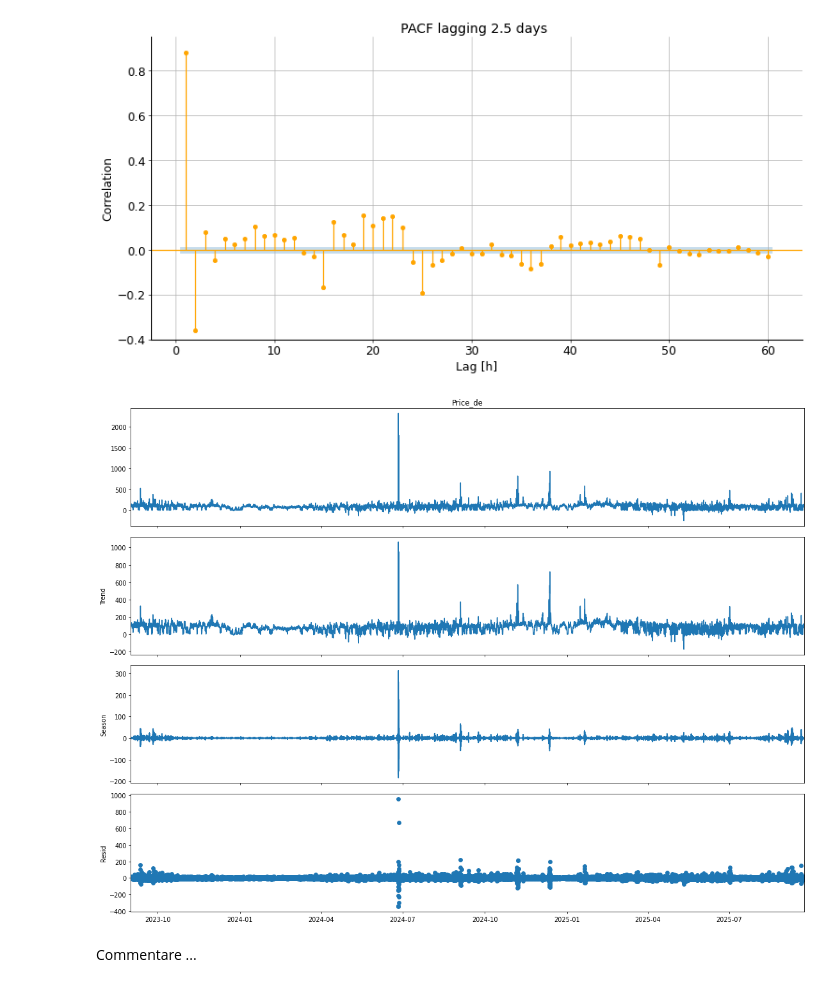
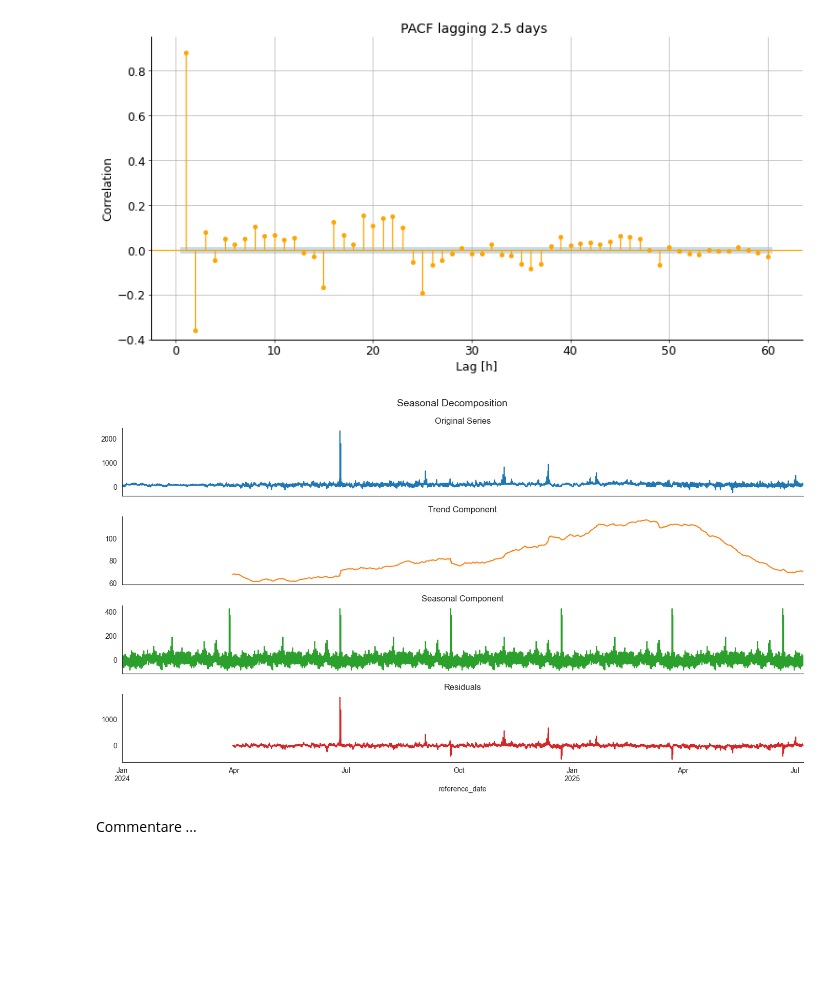
Before and after one commit to samueledelia/German_electricity_prices-assignment, a Jupyter notebook: notebook/1_German_Power_Price_Analysis.ipynb, the cells around one changed output. Cells and saved outputs as stored; diff of their text form; code cells hidden in the pictures; blank space fills up the shorter version.

```diff
--- a/notebook/1_German_Power_Price_Analysis.ipynb
+++ b/notebook/1_German_Power_Price_Analysis.ipynb
@@ -474,22 +566,33 @@ plt.grid()
 plt.show()
 # %% [output]
 [figure]
-# %%
-#STL Decomposition
-
-from statsmodels.tsa.seasonal import STL
-
-# Attempt STL decomposition:
-try_STL = True
-
-if try_STL:
-    decomp = STL(endog=df_filtered["Price_de"], period = 4).fit()   # , period=4, trend=int(4*24*7*4.35), seasonal=int(4*24*7*4.35), robust=True
-
-    plt.rc('figure', figsize=(16, 12), dpi=DPI)
-    decomp.plot()
-    plt.show()
-    plt.rcdefaults()
-# %% [output]
-[figure, removed]
+# %%
+#Sesonal Decomposition
+df_filtered_1 = df_filtered.loc['2024-01-01':'2025-07-07']
+
+# Ensure enough data points for decomposition
+result = seasonal_decompose(df_filtered_1['Price_de'], model='additive', period=24*30*3, two_sided=False)
+
+# Combine components
+ts = df_filtered_1[['Price_de']].copy()
+ts['Trend'] = result.trend
+ts['Seasonality'] = result.seasonal
+ts['Residual'] = result.resid
+
+# Plot decomposition
+with sns.axes_style('white'):
+    ts.plot(
+        subplots=True,
+        figsize=(14, 8),
+        title=['Original Series', 'Trend Component', 'Seasonal Component', 'Residuals'],
+        legend=False
+    )
+    plt.suptitle('Seasonal Decomposition', fontsize=14)
+    sns.despine()
+    plt.tight_layout()
+    plt.subplots_adjust(top=0.91)
+    plt.show()
+# %% [output]
+[figure, added]
 # %% [markdown]
 Commentare ...
```
Also changed, not shown: parts of 39 cells of this notebook.
